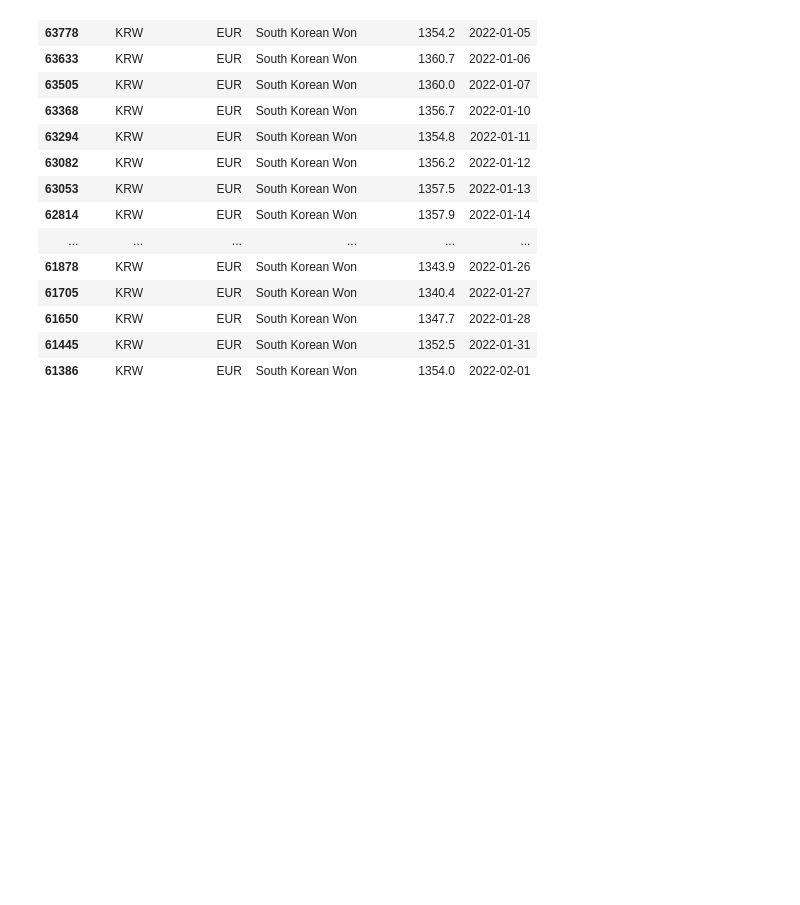
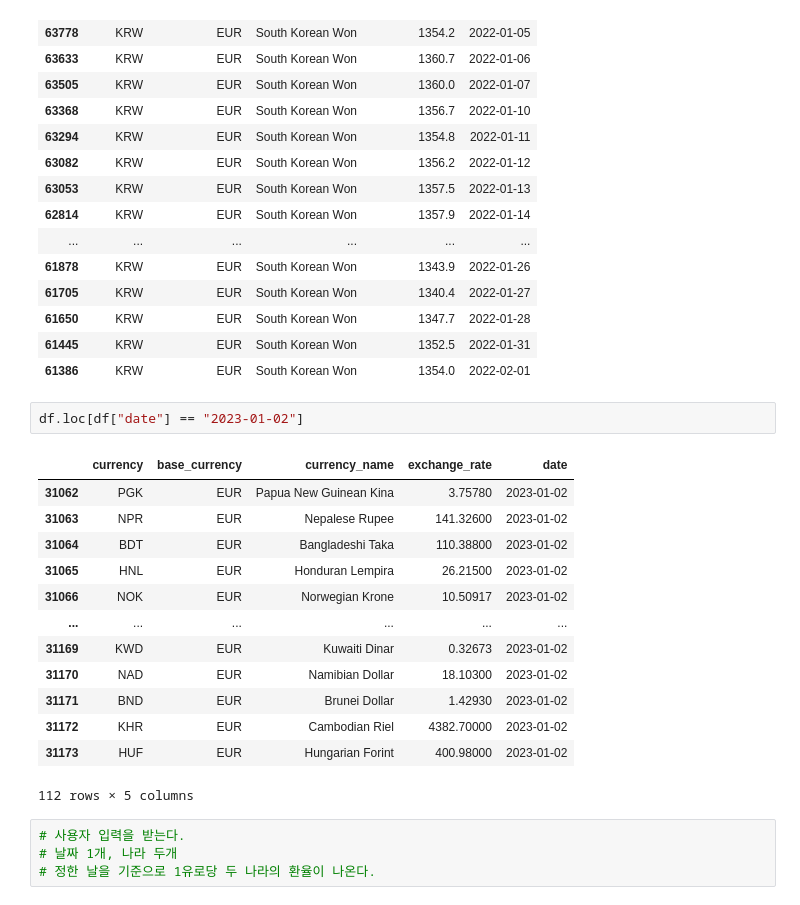
Before and after one commit to Yeomdongsu/YH-semi_final-forex-exchange-rate, a Jupyter notebook: forex_exchange_rate.ipynb, the cells around one changed output. Saved outputs shown, nothing was run; the diff lists cells and outputs as text; blank space fills up the shorter version.

```diff
--- a/forex_exchange_rate.ipynb
+++ b/forex_exchange_rate.ipynb
@@ -603,3 +608,23 @@ df2
 | 61650 | KRW | EUR | South Korean Won | 1347.7 | 2022-01-28 |
 | 61445 | KRW | EUR | South Korean Won | 1352.5 | 2022-01-31 |
 | 61386 | KRW | EUR | South Korean Won | 1354.0 | 2022-02-01 |
+# %%
+df.loc[df["date"] == "2023-01-02"]
+# %% [output]
+|  | currency | base_currency | currency_name | exchange_rate | date |
+| 31062 | PGK | EUR | Papua New Guinean Kina | 3.75780 | 2023-01-02 |
+| 31063 | NPR | EUR | Nepalese Rupee | 141.32600 | 2023-01-02 |
+| 31064 | BDT | EUR | Bangladeshi Taka | 110.38800 | 2023-01-02 |
+| 31065 | HNL | EUR | Honduran Lempira | 26.21500 | 2023-01-02 |
+| 31066 | NOK | EUR | Norwegian Krone | 10.50917 | 2023-01-02 |
+| ... | ... | ... | ... | ... | ... |
+| 31169 | KWD | EUR | Kuwaiti Dinar | 0.32673 | 2023-01-02 |
+| 31170 | NAD | EUR | Namibian Dollar | 18.10300 | 2023-01-02 |
+| 31171 | BND | EUR | Brunei Dollar | 1.42930 | 2023-01-02 |
+| 31172 | KHR | EUR | Cambodian Riel | 4382.70000 | 2023-01-02 |
+| 31173 | HUF | EUR | Hungarian Forint | 400.98000 | 2023-01-02 |
+112 rows × 5 columns
+# %%
+# 사용자 입력을 받는다.
+# 날짜 1개, 나라 두개
+# 정한 날을 기준으로 1유로당 두 나라의 환율이 나온다.
```
Also changed, not shown: parts of 11 cells of this notebook, 4 other files.
